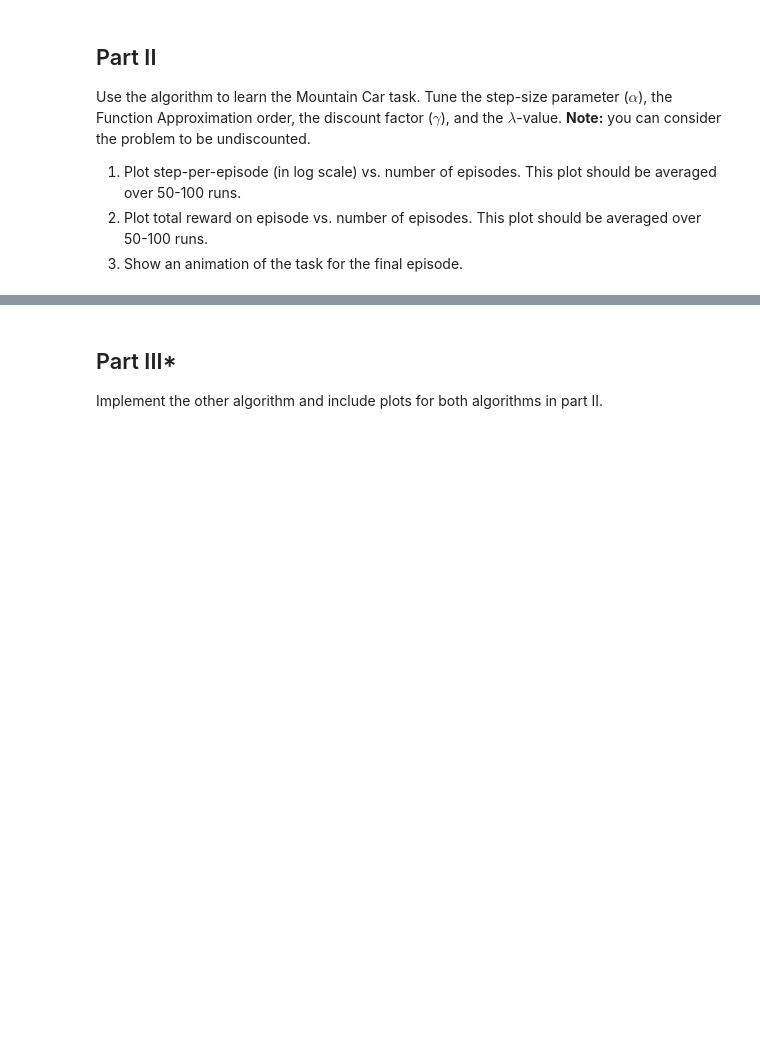
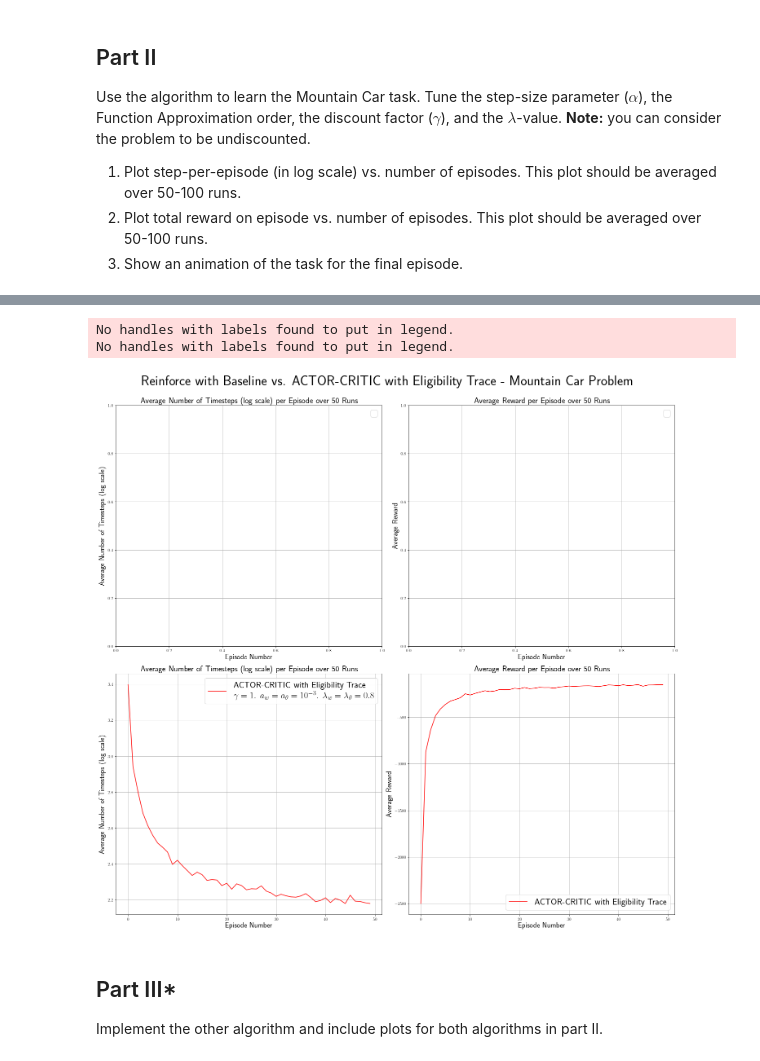
Before and after one commit to MhdMartini/ReinforcementLearning, a Jupyter notebook: hw8/mohamed_martini.ipynb, the cells around one changed output, grey strips where cells are left out. Cells and saved outputs as stored; diff of their text form; code cells hidden in the pictures; blank space fills up the shorter version.

```diff
--- a/hw8/mohamed_martini.ipynb
+++ b/hw8/mohamed_martini.ipynb
@@ -202,7 +202,7 @@ def pi_s(s: np.array, theta: np.array):
     return exp / np.sum(exp)
 
 def v_s(s: np.array, w: np.array):
-    """return the value of a state given the weights vector of a specific action"""
+    """return the value of a state given the weights vector"""
     return w @ x_s(s)
 
 def get_action(s, theta):
@@ -282,7 +283,7 @@ NUM_FEATURES = (D + 1) ** K
 runs = 50
 num_episodes = 50
 
-steps_per_e_per_run_reinforce = np.zeros((runs, num_episodes))
-for run in tqdm(range(runs)):
-    steps_per_e = reinforce_w_baseline(num_episodes)
-    steps_per_e_per_run_reinforce[run, :] = steps_per_e
+# steps_per_e_per_run_reinforce = np.zeros((runs, num_episodes))
+# for run in tqdm(range(runs)):
+#     steps_per_e = reinforce_w_baseline(num_episodes)
+#     steps_per_e_per_run_reinforce[run, :] = steps_per_e
@@ -384,24 +401,31 @@ NameError: name 'np' is not defined
 # %%
-fig, axes = plt.subplots(nrows=1, ncols=2, figsize=(20, 10))
-fig.suptitle("Reinforce with Baseline vs.  ACTOR-CRITIC with Eligibility Trace - Mountain Car Problem\n \
-$\gamma = 1$. $a_w = a_{\\theta} = 0.001$. $\lambda_w = \lambda_{\\theta} = 0.8$",
-            fontsize=24)
+fig, axes = plt.subplots(nrows=2, ncols=2, figsize=(20, 20))
+fig.suptitle("Reinforce with Baseline vs.  ACTOR-CRITIC with Eligibility Trace - Mountain Car Problem",
+            fontsize=34)
 xlabel = "Episode Number"
 ylabels = ["Average Number of Timesteps (log scale)", "Average Reward"]
 
-axes[0].plot(np.log10(steps_per_e_per_run_reinforce.mean(0)), label="Reinforce with Baseline")
-axes[0].plot(np.log10(steps_per_e_per_run_actor_critic.mean(0)), label="ACTOR-CRITIC with Eligibility Trace")
+# axes[0, 0].plot(np.log10(steps_per_e_per_run_reinforce.mean(0)),
+#                 label="Reinforce with Baseline\n$\gamma = 1$. $a_w = 10^{-6}$. $a_{\\theta} = 5 \\times 10^{-10}$")
+axes[1, 0].plot(np.log10(steps_per_e_per_run_actor_critic.mean(0)),
+                label="ACTOR-CRITIC with Eligibility Trace\n$\gamma = 1$. $a_w = a_{\\theta} = 10^{-3}$. $\lambda_w = \lambda_{\\theta} = 0.8$",
+                color="red")
 
-axes[1].plot(-1 * steps_per_e_per_run_reinforce.mean(0), label="Reinforce with Baseline")  # reward = - number of steps
-axes[1].plot(-1 * steps_per_e_per_run_actor_critic.mean(0), label="ACTOR-CRITIC with Eligibility Trace")  # reward = - number of steps
+# axes[0, 1].plot(-1 * steps_per_e_per_run_reinforce.mean(0), label="Reinforce with Baseline")  # reward = - number of steps
+axes[1, 1].plot(-1 * steps_per_e_per_run_actor_critic.mean(0),
+                label="ACTOR-CRITIC with Eligibility Trace", color="red")  # reward = - number of steps
 
-for i, ax in enumerate(axes):
+for i, ax in enumerate(axes.reshape(-1)):
     ax.set_xlabel(xlabel, fontsize=18)
-    ax.set_ylabel(ylabels[i], fontsize=18)
-    ax.set_title(f"{ylabels[i]} per Episode over {runs} Runs", fontsize=20)
+    ax.set_ylabel(ylabels[i%2], fontsize=18)
+    ax.set_title(f"{ylabels[i%2]} per Episode over {runs} Runs", fontsize=20)
     ax.grid()
-    ax.legend()
+    ax.legend(loc=0, prop={'size': 22})
 
 
-plt.tight_layout()
+plt.tight_layout(rect=[0, 0.03, 1, 0.98])
 plt.show()
+# %% [output]
+No handles with labels found to put in legend.
+No handles with labels found to put in legend.
+[figure, added]
```
Also changed, not shown: parts of 5 cells of this notebook, 3 other files.
